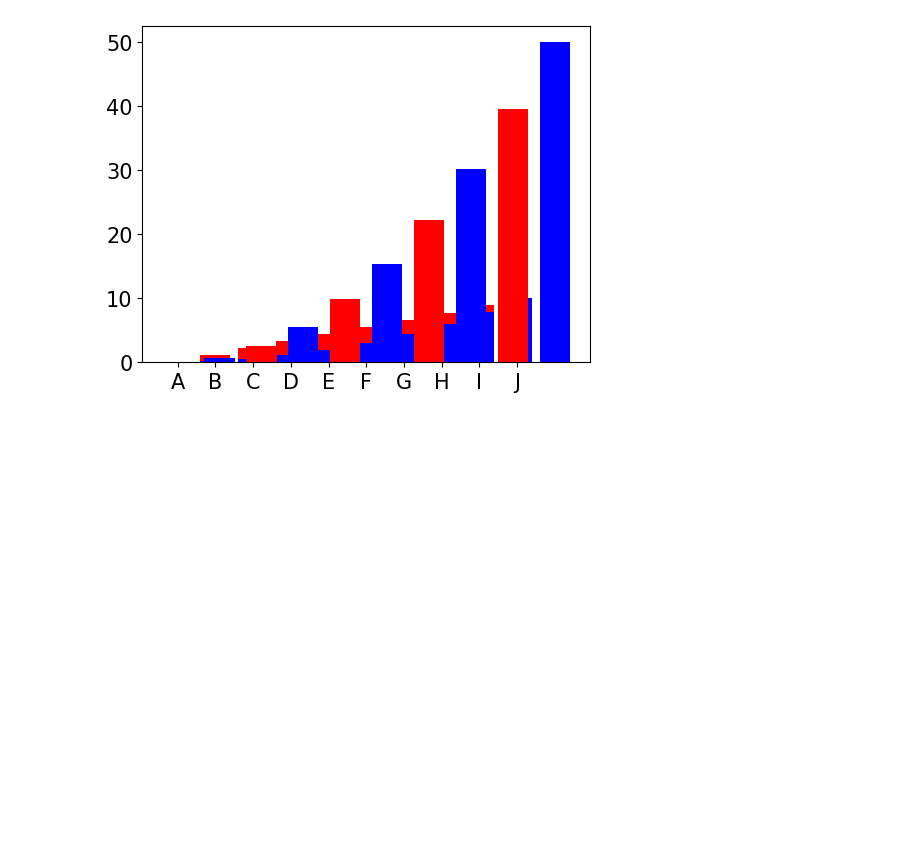
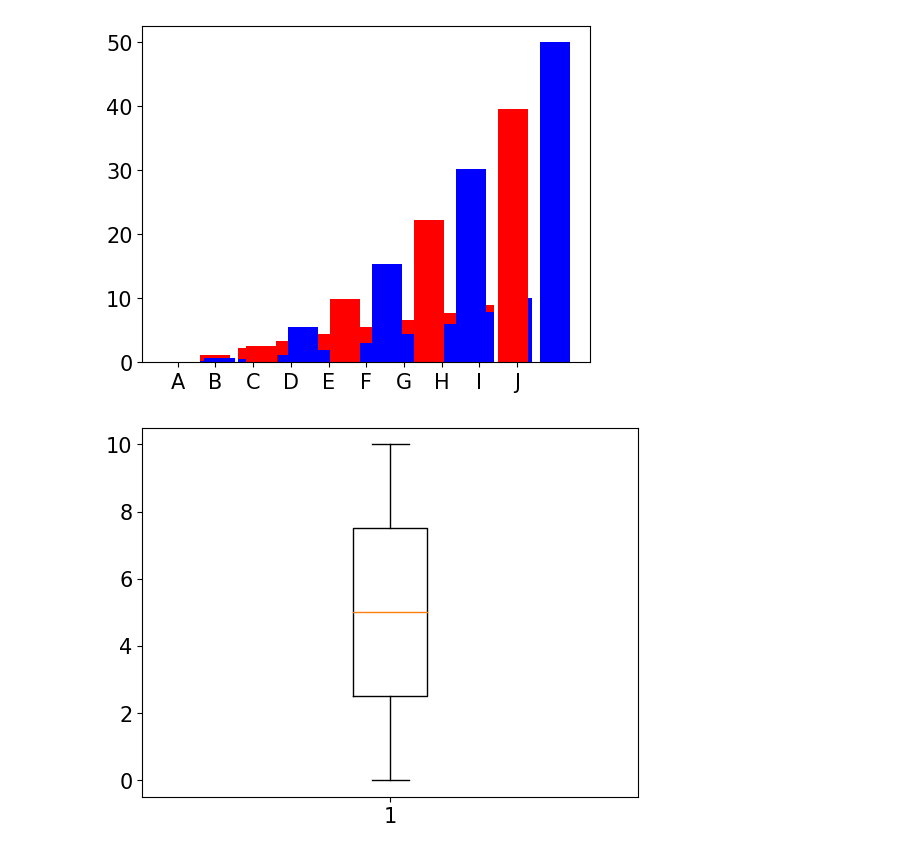
Before and after one commit to danielvieira95/Intelig-ncia-Artificial-e-Big-Data--2-2024, a Jupyter notebook: TurmaA/Aula03/codigo.ipynb, the cells around one changed output. Cells and saved outputs as stored; diff of their text form; code cells hidden in the pictures; blank space fills up the shorter version.

```diff
--- a/TurmaA/Aula03/codigo.ipynb
+++ b/TurmaA/Aula03/codigo.ipynb
@@ -82,3 +82,8 @@ Grafico.bar(Dados_x,Dados_y/2,color=['red','blue']) # exibe os
 Figura
 # %% [output]
 [figure]
+# %%
+plt.boxplot(Dados_x) # plota boxplot
+plt.show() # remove os warnings e plota o boxplot
+# %% [output]
+[figure, added]
```
